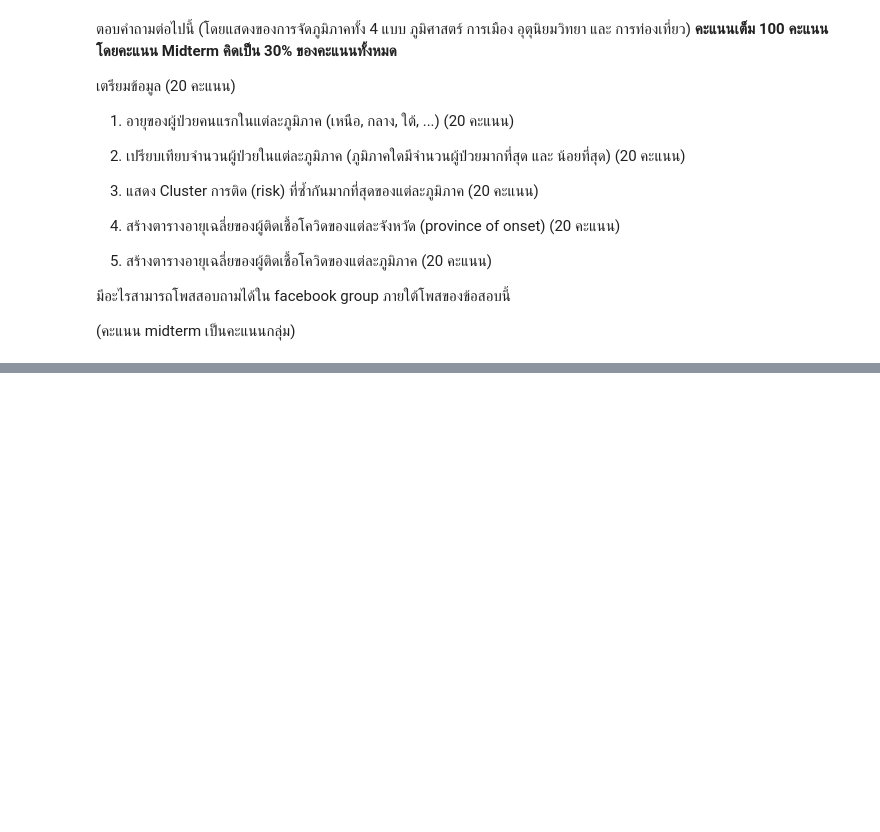
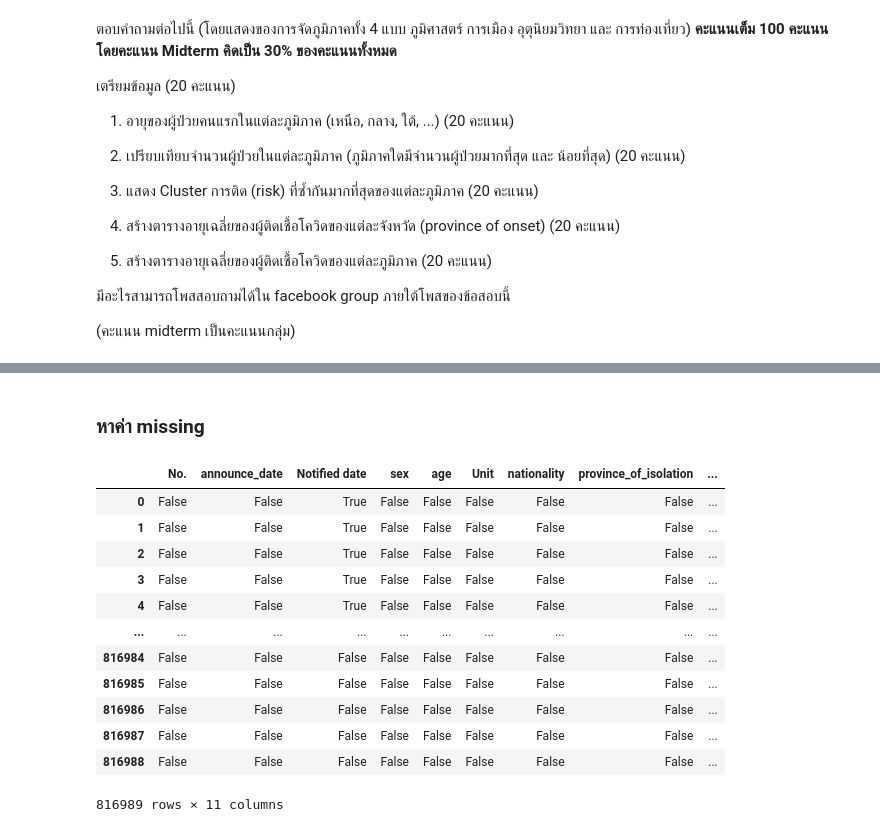
Before and after one commit to Gcpppinpak/data_viz_2022, a Jupyter notebook: Midterm.ipynb, the cells around one changed output, grey strips where cells are left out. Cells and saved outputs as stored; diff of their text form; code cells hidden in the pictures; blank space fills up the shorter version.

```diff
--- a/Midterm.ipynb
+++ b/Midterm.ipynb
@@ -141,0 +29,4 @@ SyntaxError: ignored
+# %%
+from google.colab import drive      # ชี้ไฟล์ที่อยู่ใน google drive เพื่อเชื่อมต่อไฟล์
+drive.mount('/content/drive')
+path =  '/content/drive/My Drive/dataviz_2021_data'    # ชี้ dirve ที่เราต้องการ
@@ -141,0 +35,3 @@ SyntaxError: ignored
+# %%
+data_file_path = os.path.join(path,'confirmed-cases.xlsx')
+data_covid = pd.read_excel(data_file_path)   # อ่านไฟล์ excel
@@ -141,0 +64,18 @@ SyntaxError: ignored
+# %% [markdown]
+### หาค่า missing
+# %%
+data_covid.isnull() #ตรวจสอบว่ามีเซลใดบ้างมีค่าNaN
+# %% [output]
+|  | No. | announce_date | Notified date | sex | age | Unit | nationality | province_of_isolation | ... |
+| 0 | False | False | True | False | False | False | False | False | ... |
+| 1 | False | False | True | False | False | False | False | False | ... |
+| 2 | False | False | True | False | False | False | False | False | ... |
+| 3 | False | False | True | False | False | False | False | False | ... |
+| 4 | False | False | True | False | False | False | False | False | ... |
+| ... | ... | ... | ... | ... | ... | ... | ... | ... | ... |
+| 816984 | False | False | False | False | False | False | False | False | ... |
+| 816985 | False | False | False | False | False | False | False | False | ... |
+| 816986 | False | False | False | False | False | False | False | False | ... |
+| 816987 | False | False | False | False | False | False | False | False | ... |
+| 816988 | False | False | False | False | False | False | False | False | ... |
+816989 rows × 11 columns
```
Also changed, not shown: parts of 179 cells of this notebook.
